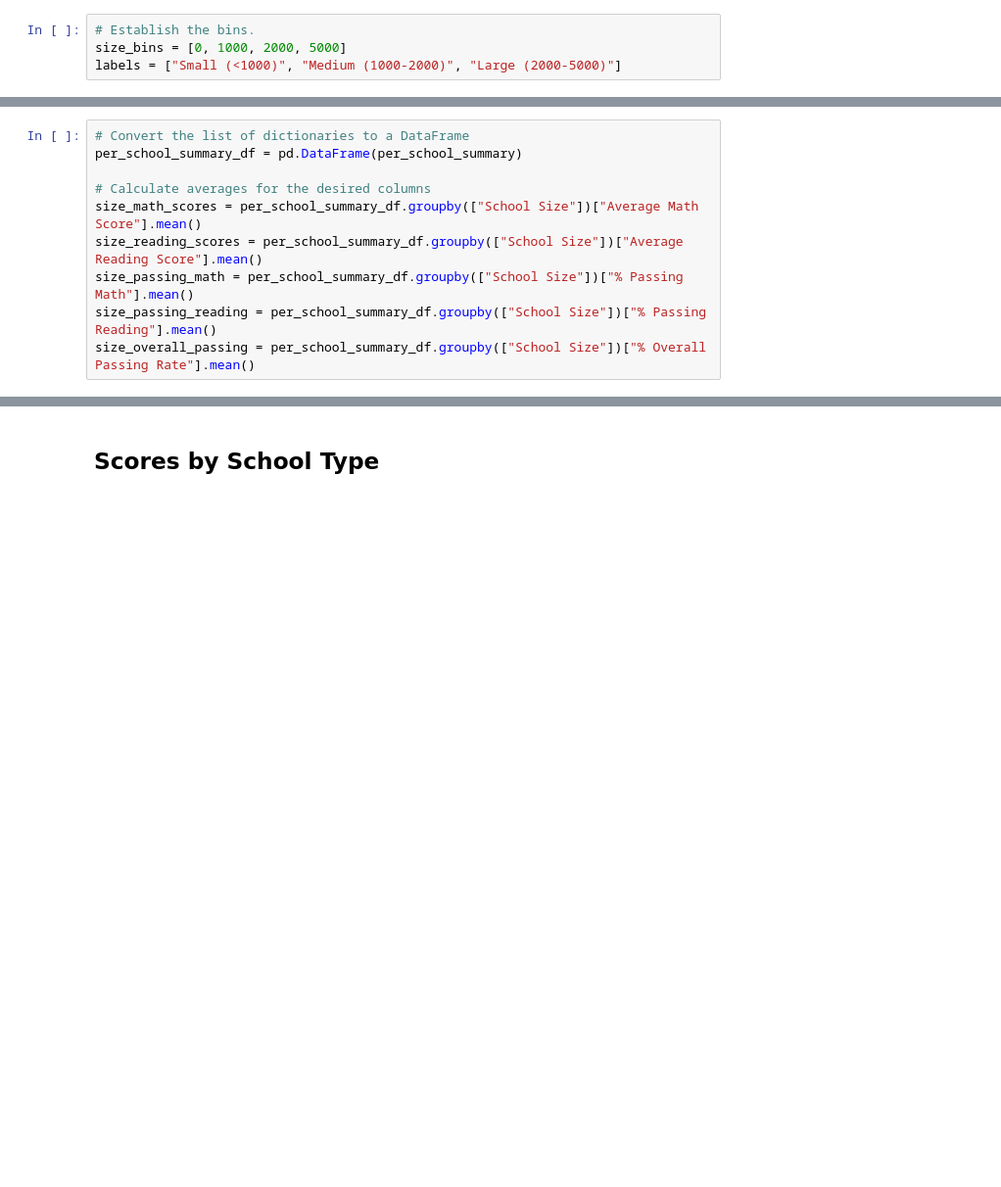
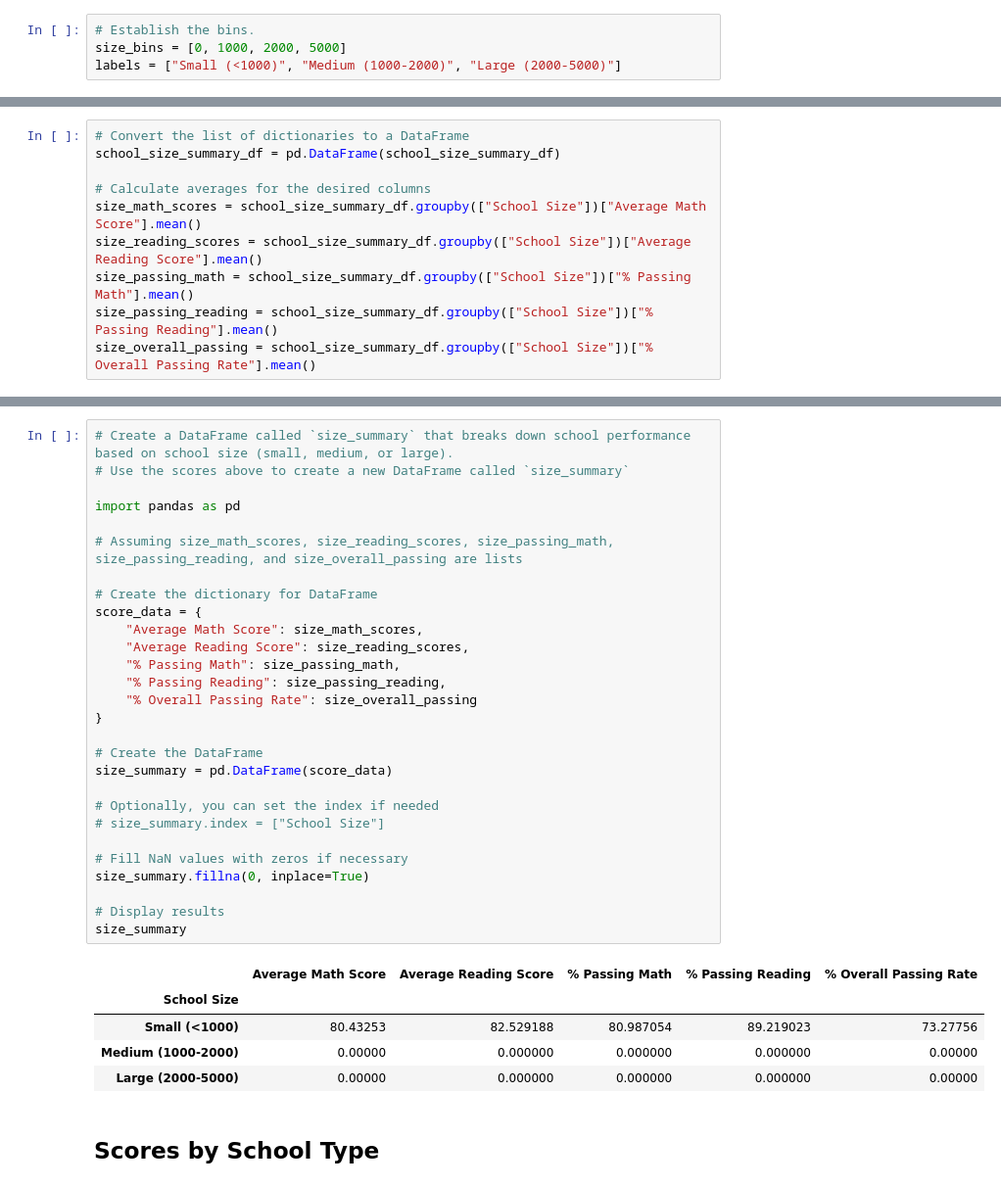
Before and after one commit to spoudel977/pandas-challenge, a Jupyter notebook: PyCitySchool/PyCitySchools_final.ipynb, the cells around one changed output, grey strips where cells are left out. Shown at 98% size. Drawn from its saved outputs; the diff is of its cells as text; blank space fills up the shorter version.

```diff
--- a/PyCitySchool/PyCitySchools_final.ipynb
+++ b/PyCitySchool/PyCitySchools_final.ipynb
@@ -585,10 +596,10 @@ school_size_summary_df
 # %%
 # Convert the list of dictionaries to a DataFrame
-per_school_summary_df = pd.DataFrame(per_school_summary)
+school_size_summary_df = pd.DataFrame(school_size_summary_df)
 
 # Calculate averages for the desired columns
-size_math_scores = per_school_summary_df.groupby(["School Size"])["Average Math Score"].mean()
-size_reading_scores = per_school_summary_df.groupby(["School Size"])["Average Reading Score"].mean()
-size_passing_math = per_school_summary_df.groupby(["School Size"])["% Passing Math"].mean()
-size_passing_reading = per_school_summary_df.groupby(["School Size"])["% Passing Reading"].mean()
-size_overall_passing = per_school_summary_df.groupby(["School Size"])["% Overall Passing Rate"].mean()
+size_math_scores = school_size_summary_df.groupby(["School Size"])["Average Math Score"].mean()
+size_reading_scores = school_size_summary_df.groupby(["School Size"])["Average Reading Score"].mean()
+size_passing_math = school_size_summary_df.groupby(["School Size"])["% Passing Math"].mean()
+size_passing_reading = school_size_summary_df.groupby(["School Size"])["% Passing Reading"].mean()
+size_overall_passing = school_size_summary_df.groupby(["School Size"])["% Overall Passing Rate"].mean()
@@ -634,3 +606,37 @@ size_summary
+# %%
+# Create a DataFrame called `size_summary` that breaks down school performance based on school size (small, medium, or large).
+# Use the scores above to create a new DataFrame called `size_summary`
+
+import pandas as pd
+
+# Assuming size_math_scores, size_reading_scores, size_passing_math, size_passing_reading, and size_overall_passing are lists
+
+# Create the dictionary for DataFrame
+score_data = {
+    "Average Math Score": size_math_scores,
+    "Average Reading Score": size_reading_scores,
+    "% Passing Math": size_passing_math,
+    "% Passing Reading": size_passing_reading,
+    "% Overall Passing Rate": size_overall_passing
+}
+
+# Create the DataFrame
+size_summary = pd.DataFrame(score_data)
+
+# Optionally, you can set the index if needed
+# size_summary.index = ["School Size"]
+
+# Fill NaN values with zeros if necessary
+size_summary.fillna(0, inplace=True)
+
+# Display results
+size_summary
+# %% [output]
+|  | Average Math Score | Average Reading Score | % Passing Math | % Passing Reading | % Overall Passing Rate |
+| School Size |  |  |  |  |  |
+| Small (<1000) | 80.43253 | 82.529188 | 80.987054 | 89.219023 | 73.27756 |
+| Medium (1000-2000) | 0.00000 | 0.000000 | 0.000000 | 0.000000 | 0.00000 |
+| Large (2000-5000) | 0.00000 | 0.000000 | 0.000000 | 0.000000 | 0.00000 |
 # %% [markdown]
 ## Scores by School Type
 # %%
```
Also changed, not shown: parts of 4 cells of this notebook.
